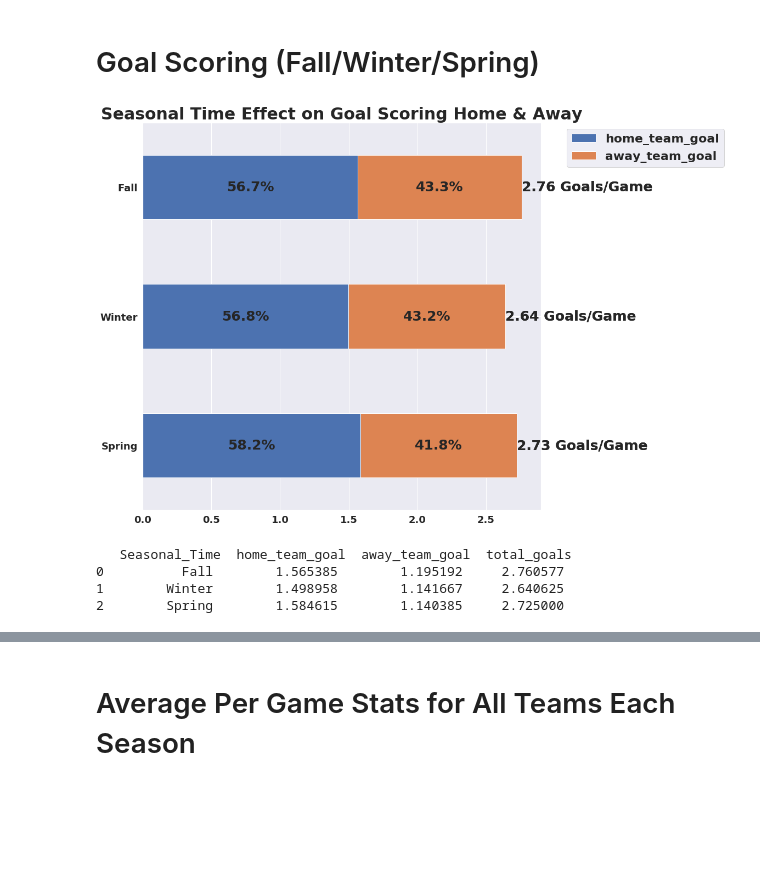
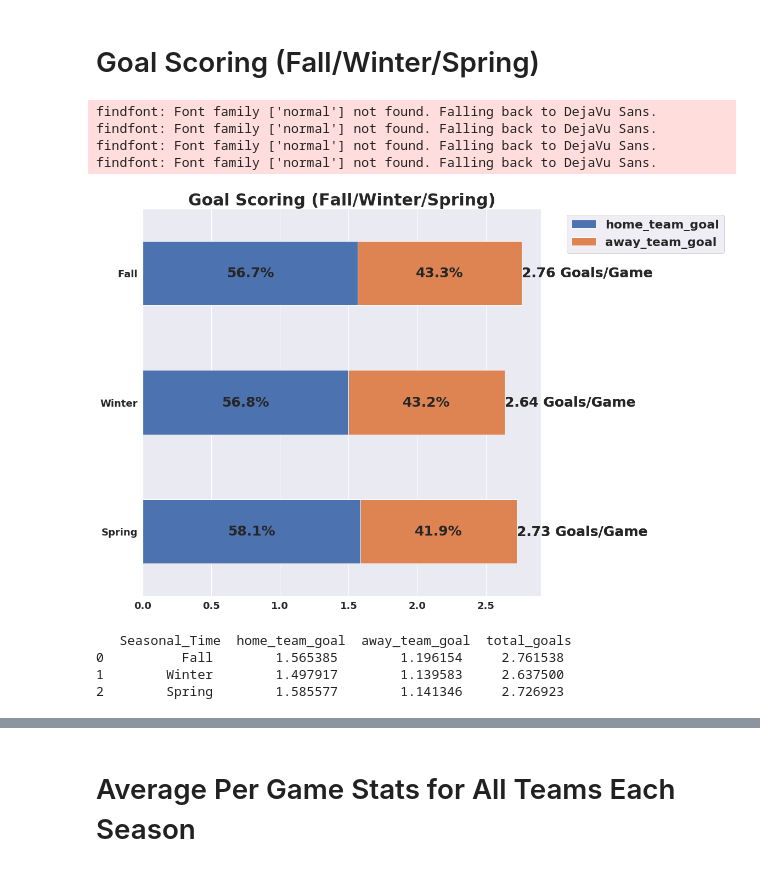
Before and after one commit to RachidRezzik/Euro_Soccer, a Jupyter notebook: Premier_League.ipynb, the cells around one changed output, grey strips where cells are left out. Drawn from its saved outputs; the diff is of its cells as text; code cells hidden in the pictures; blank space fills up the shorter version.

Commit message:
Updated Premier League

```diff
--- a/Premier_League.ipynb
+++ b/Premier_League.ipynb
@@ -229,10 +345,11 @@ print(total.head(3))
 2  2008/2009  England Premier League  Blackburn Rovers           25           16            41
 # %%
 ### Which Team Was the Most Dominate During this Period of Time?? ###
-
+champions = []
 for season in list(total.season.unique()):
-    result = total.loc[(total['league'] == league) & (total['season'] == season)]
-    winner = result.loc[result['total_points'] == max(result['total_points'])]['team']
+    result = total.loc[total['season'] == season]
+    winner = result.loc[result['total_points'] == max(result['total_points'])]['team'].unique()[0]
+    champions.append(winner)
     most_frequent = max(set(champions), key=champions.count)
 print(most_frequent + ': ', str(champions.count(most_frequent)) + ' league titles')
 # %% [output]
@@ -503,0 +666,29 @@ print(home_champion)
+# %%
+season_dfs = []
+season_champs = []
+for season in list(matches['season'].unique()):
+    total_goals = matches.loc[(matches['season'] == season) & (matches['league'] == 'England Premier League')]
+    goals = collections.defaultdict(list)
+    for team in list(total_goals['home_team'].unique()):
+        season_home = total_goals.loc[total_goals['home_team'] == team]
+        season_away = total_goals.loc[total_goals['away_team'] == team]
+        goals_against_home = np.sum(season_home['away_team_goal'])
+        goals_against_away = np.sum(season_away['home_team_goal'])
+        goals['season'].append(season)
+        goals['team'].append(team)
+        goals['goals_against'].append(goals_against_home + goals_against_away)
+    season_df = pd.DataFrame(goals)
+    season_df['goals(league total)'] = sum(season_df['goals_against'])
+    season_df['% of league total'] = (season_df['goals_against'] / season_df['goals(league total)']) * 100
+    min_percent = season_df.loc[season_df['% of league total'] == min(season_df['% of league total'])]
+    min_percent = min_percent[['season', 'team', '% of league total']]
+    season_dfs.append(min_percent)
+    champ = champs.loc[champs['season'] == season]['Champion'].unique()[0]
+    champ_percent = season_df.loc[season_df['team'] == champ][['season', 'team', '% of league total']]
+    champ_percent.columns = ['season', 'champion', '% of league total']
+    season_champs.append(champ_percent)
+total_percent = pd.concat(season_dfs)
+champs_percent = pd.concat(season_champs)
+defense = pd.merge(total_percent, champs_percent, how='inner', on='season')
+defense.columns = ['season', 'team', '% of league total', 'champion', '% of league total']
+print(defense)
@@ -855,36 +1063,40 @@ print(total1.drop(['date', 'league'], axis=1).head(3))
 # %%
 plt.rcParams['figure.figsize'] = 13, 13
 plt.rcParams["font.weight"] = "bold"
 plt.rcParams["font.family"] = "normal"
 plt.rcParams["font.size"] = 25
 plt.rcParams["axes.labelweight"] = "bold"
 plt.rcParams['xtick.labelsize']=18
 plt.rcParams['ytick.labelsize']=18
 plt.rcParams['axes.labelsize']=18
 plt.rcParams['legend.fontsize']: 27
 
 goals_viz = total1.groupby('Seasonal_Time')[['home_team_goal', 'away_team_goal', 'total_goals']].mean().reindex(['Spring', 'Winter', 'Fall']).reset_index()
 
 df_total = goals_viz['total_goals']
 df = goals_viz.iloc[:, :3]
 df.plot(x = 'Seasonal_Time', kind='barh',stacked = True, mark_right = True)
 
 df_rel = df[df.columns[1:]].div(df_total, 0)*100
 
 for n in df_rel:
     for i, (cs, ab, pc, tot) in enumerate(zip(df.iloc[:, 1:].cumsum(1)[n], df[n], df_rel[n], df_total)):
         plt.text(tot, i, str(round(tot, 2)) + ' Goals/Game', va='center')
         plt.text(cs - ab/2, i, str(np.round(pc, 1)) + '%', va='center', ha='center')
 
-plt.title('Seasonal Time Effect on Goal Scoring Home & Away', fontsize=30,fontweight='bold')
+plt.title('Goal Scoring (Fall/Winter/Spring)', fontsize=30,fontweight='bold')
 plt.ylabel('')
 plt.legend(bbox_to_anchor=(1.05, 1.0), loc='upper left', fontsize=22)
 plt.show()
 goals_viz = total1.groupby('Seasonal_Time')[['home_team_goal', 'away_team_goal', 'total_goals']].mean().reindex(['Fall', 'Winter', 'Spring']).reset_index()
 print('\n', goals_viz)
 # %% [output]
+findfont: Font family ['normal'] not found. Falling back to DejaVu Sans.
+findfont: Font family ['normal'] not found. Falling back to DejaVu Sans.
+findfont: Font family ['normal'] not found. Falling back to DejaVu Sans.
+findfont: Font family ['normal'] not found. Falling back to DejaVu Sans.
-[figure, old version]
+[figure, new version]
-   Seasonal_Time  home_team_goal  away_team_goal  total_goals
-0          Fall        1.565385        1.195192     2.760577
-1        Winter        1.498958        1.141667     2.640625
-2        Spring        1.584615        1.140385     2.725000
+   Seasonal_Time  home_team_goal  away_team_goal  total_goals
+0          Fall        1.565385        1.196154     2.761538
+1        Winter        1.497917        1.139583     2.637500
+2        Spring        1.585577        1.141346     2.726923
```
Also changed, not shown: parts of 32 cells of this notebook, 1 other file.
